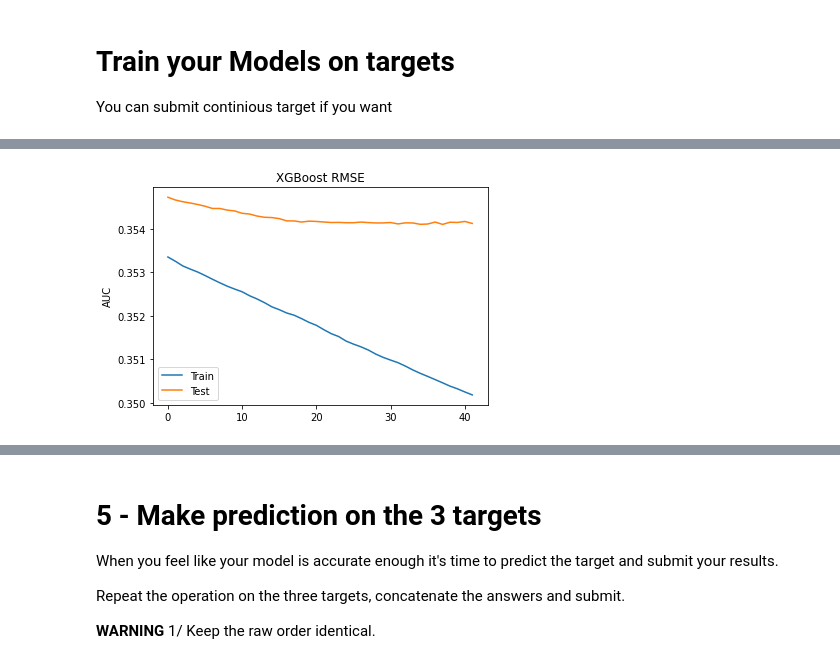
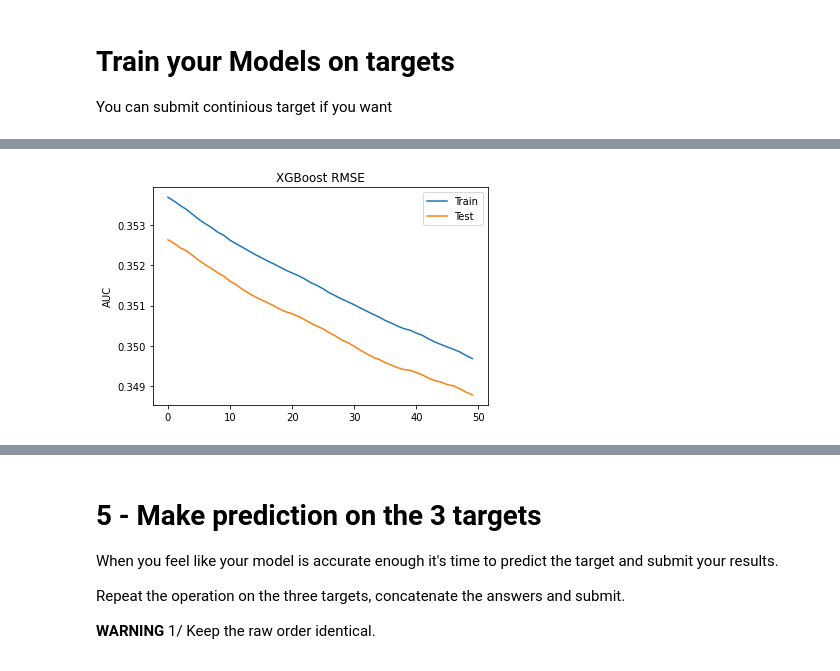
Before and after one commit to kushalnavghare/playground, a Jupyter notebook: data-crunch-competition.ipynb, the cells around one changed output, grey strips where cells are left out. Cells and saved outputs as stored; diff of their text form; code cells hidden in the pictures.

```diff
--- a/data-crunch-competition.ipynb
+++ b/data-crunch-competition.ipynb
@@ -219,7 +213,7 @@ feat_df.drop(ll, axis=1, inplace=True)
 
 Crunch with originality!!! 👨🏻‍🏭
 # %%
-train_data = train_data.merge(feat_df, how = 'left', on = 'Moons')
+train_data = train_data.merge(feat_df, how = 'left', left_on = ['Moons'], right_on=['Moons_'])
 # %%
 from sklearn.model_selection import RandomizedSearchCV, RepeatedStratifiedKFold, ShuffleSplit, learning_curve, RepeatedKFold
 # %%
@@ -250,16 +244,6 @@ rand_search = RandomizedSearchCV(
     cv = cv,
     verbose=True, random_state=42
 )
-# %%
-def xg_boost_hackathon(data, target):
-    X, y = data, target
-    X_train, X_test, y_train, y_test = train_test_split(X, y, test_size=0.2, shuffle=False)
-    model = xgb.XGBRegressor(objective='reg:squarederror', max_depth=5, learning_rate=0.01, n_estimators=200, n_jobs=-1, colsample_bytree=0.5)
-    model.fit(X_train, y_train)
-    pred = model.predict(X_test)
-    scorer(y_test, pred)
-
-    return model
 # %%
 def hyperparameter_opt(data, target):
 
@@ -302,9 +302,9 @@ target_b_params = hyperparameter_opt(train_data.drop(['Moons'], axis=1), train_t
 # %%
 def xg_boost_hackathon(data, target):
     X, y = data, target
-    X_train, X_test, y_train, y_test = train_test_split(X, y, test_size=0.1, shuffle=True)
-    model = xgb.XGBRegressor(objective='reg:linear', subsample = 0.5, n_estimators = 450,
-                             min_child_weight = 1, max_depth = 5, learning_rate = 0.01, colsample_bytree = 0.7)
+    X_train, X_test, y_train, y_test = train_test_split(X, y, test_size=0.2, shuffle=True)
+    model = xgb.XGBRegressor(objective='reg:squarederror', subsample = 0.5, n_estimators = 50,
+                             min_child_weight = 3, max_depth = 3, learning_rate = 0.01, colsample_bytree = 0.7)
     model.fit(X_train, y_train,
               eval_set = [(X_train, y_train),
                           (X_test, y_test)],
@@ -367,3 +331,3 @@ Score as calculated for the leader board (っಠ‿ಠ)っ 0.12332655000946549
 # %%
 # Making prediction for target b
-model_target_b = xg_boost_hackathon(train_data, train_targets.target_b)
+model_target_b = xg_boost_hackathon(train_data.drop(['Moons', 'Moons_'], axis=1), train_targets.target_b)
@@ -388,13 +334,14 @@ Score as calculated for the leader board (っಠ‿ಠ)っ 0.19545398488411767
 # %%
-results = model_target_r.evals_result()
+results = model_target_b.evals_result()
 epochs = len(results['validation_0']['rmse'])
 x_axis = range(0, epochs)
 fig, ax = plt.subplots()
 ax.plot(x_axis, results['validation_0']['rmse'], label='Train')
 ax.plot(x_axis, results['validation_1']['rmse'], label='Test')
 ax.legend()
 plt.ylabel('AUC')
 plt.title('XGBoost RMSE')
+
 plt.show()
 # %% [output]
-[figure, old version]
+[figure, new version]
```
Also changed, not shown: parts of 25 cells of this notebook.
